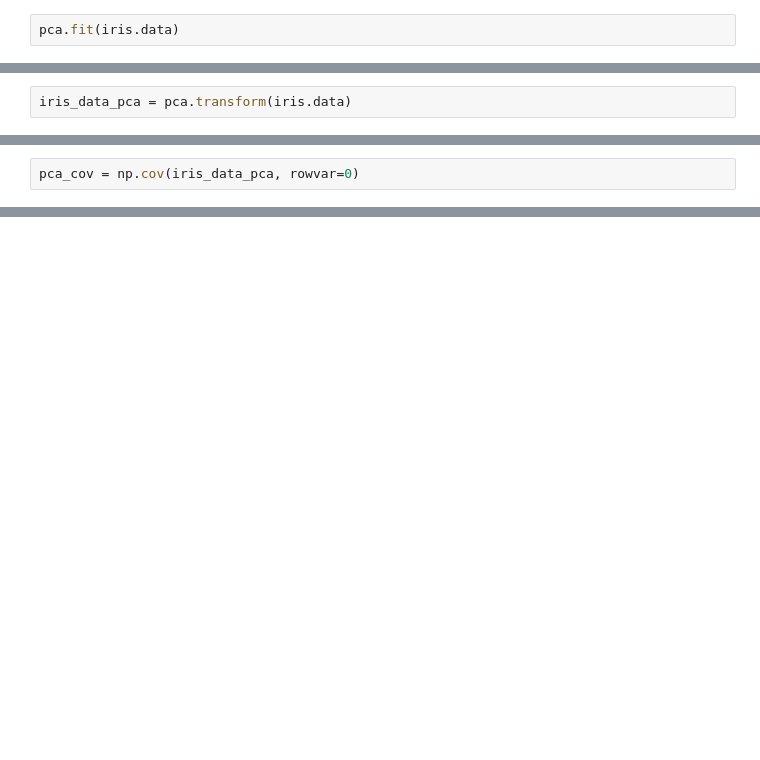
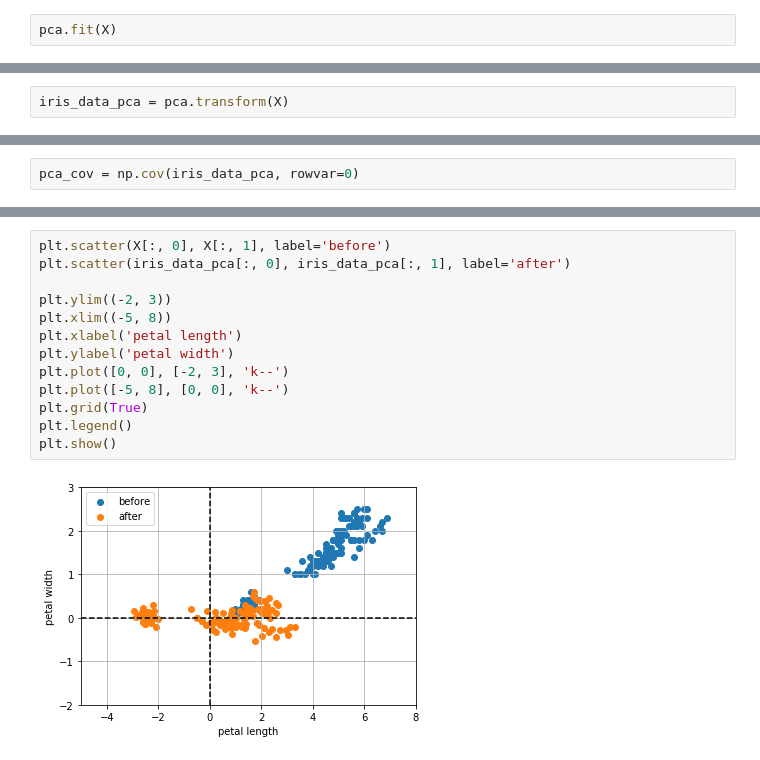
Before and after one commit to Hito4TK/LearningML, a Jupyter notebook: iris_無相関化と主成分分析.ipynb, the cells around one changed output, grey strips where cells are left out. Drawn from its saved outputs; the diff is of its cells as text; blank space fills up the shorter version.

```diff
--- a/iris_無相関化と主成分分析.ipynb
+++ b/iris_無相関化と主成分分析.ipynb
@@ -138,12 +247,12 @@ from sklearn.decomposition import PCA
 # %%
 pca = PCA()
 # %%
-pca.fit(iris.data)
+pca.fit(X)
 # %% [output]
 PCA(copy=True, iterated_power='auto', n_components=None, random_state=None,
   svd_solver='auto', tol=0.0, whiten=False)
 # %%
-iris_data_pca = pca.transform(iris.data)
+iris_data_pca = pca.transform(X)
 # %%
 iris_data_pca.shape
 # %% [output]
@@ -212,0 +284,15 @@ pca.components_.shape
+# %%
+plt.scatter(X[:, 0], X[:, 1], label='before')
+plt.scatter(iris_data_pca[:, 0], iris_data_pca[:, 1], label='after')
+
+plt.ylim((-2, 3))
+plt.xlim((-5, 8))
+plt.xlabel('petal length')
+plt.ylabel('petal width')
+plt.plot([0, 0], [-2, 3], 'k--')
+plt.plot([-5, 8], [0, 0], 'k--')
+plt.grid(True)
+plt.legend()
+plt.show()
+# %% [output]
+[figure, added]
```
Also changed, not shown: parts of 54 cells of this notebook.
